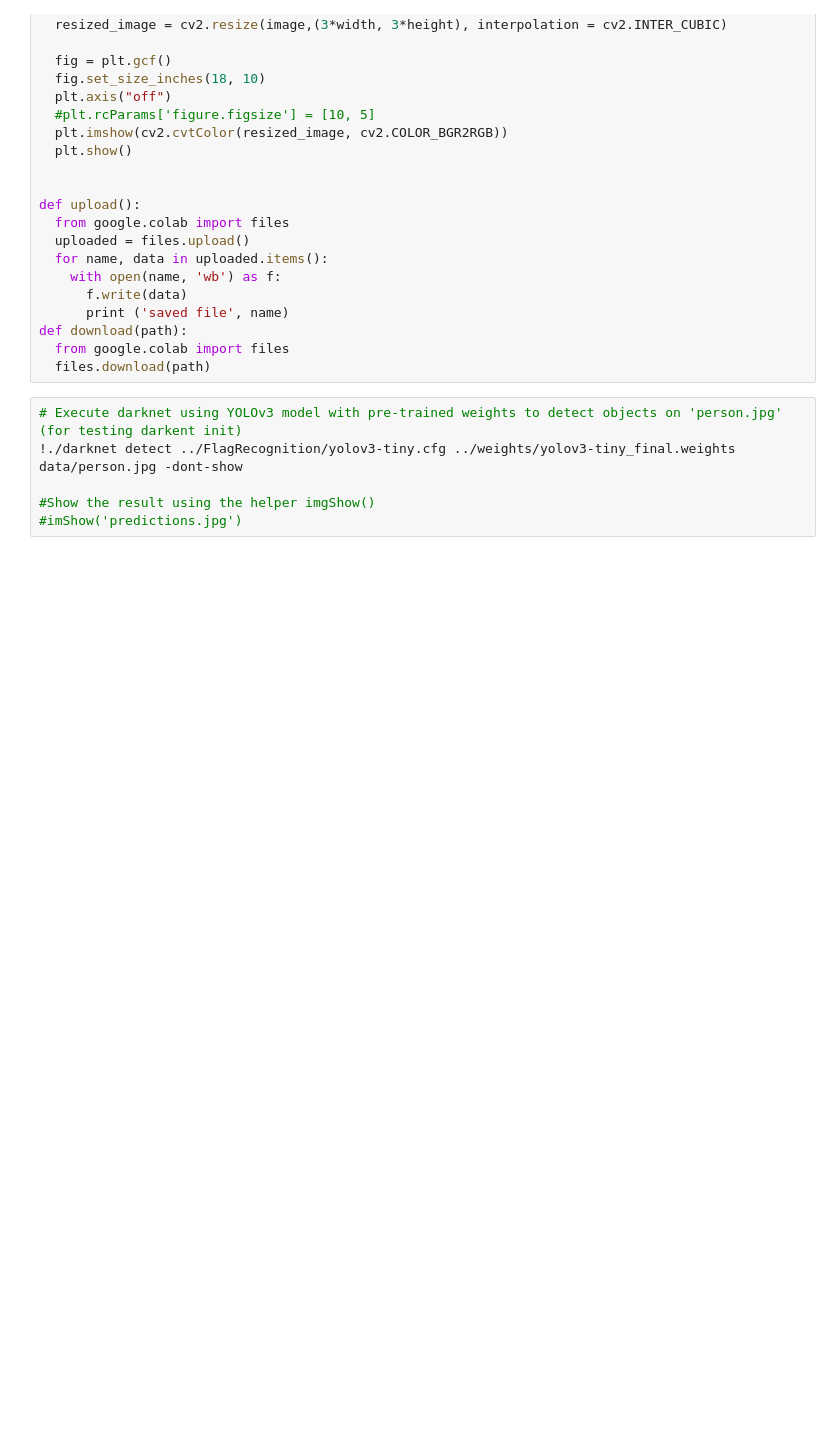
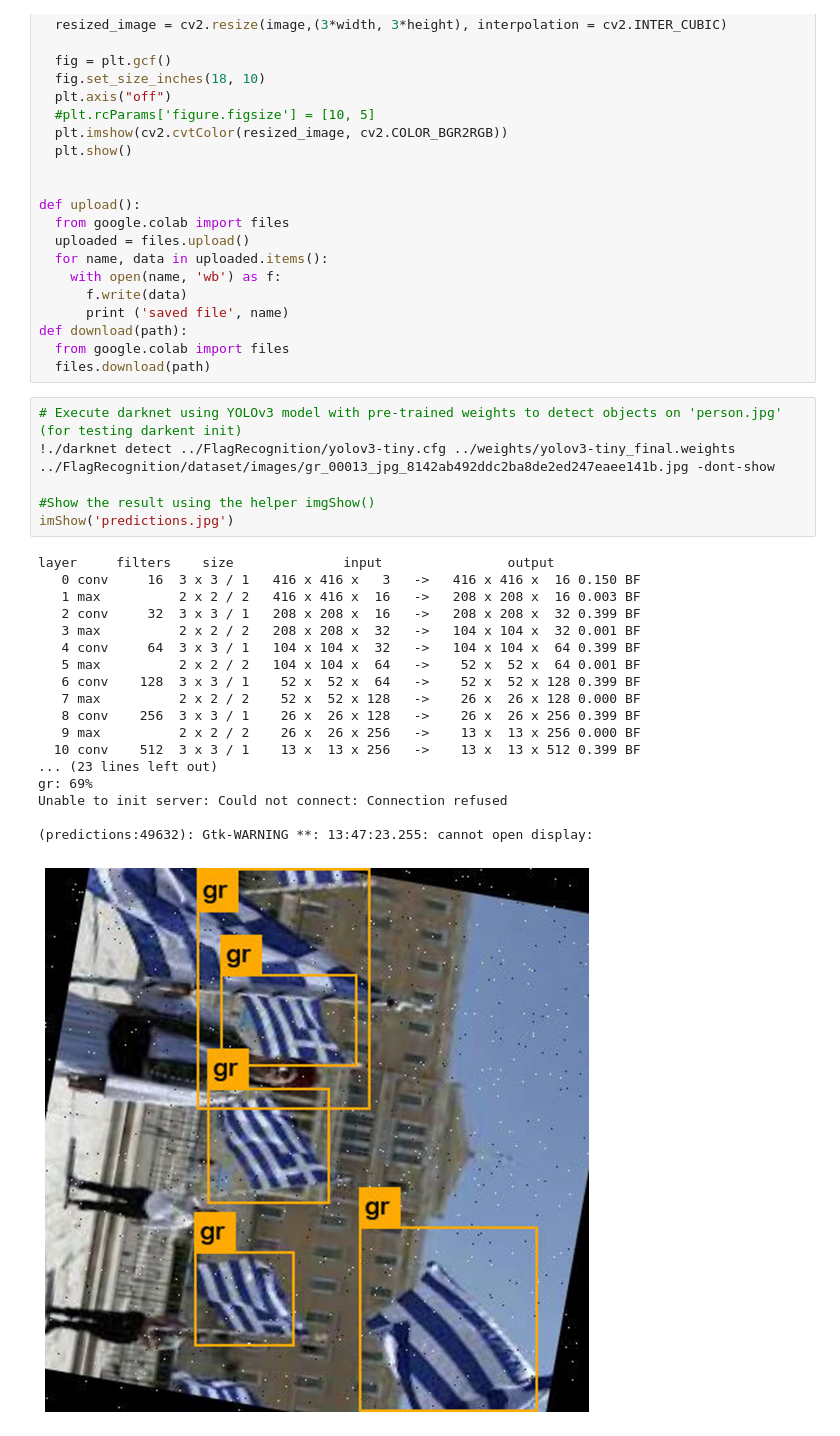
Before and after one commit to kristinadj/FlagRecognition, a Jupyter notebook: jupyter-notebooks/TrainYoloWithCuda.ipynb, the cells around one changed output. Drawn from its saved outputs; the diff is of its cells as text; blank space fills up the shorter version.

```diff
--- a/jupyter-notebooks/TrainYoloWithCuda.ipynb
+++ b/jupyter-notebooks/TrainYoloWithCuda.ipynb
@@ -170,7 +186,26 @@ def download(path):
   files.download(path)
 # %%
 # Execute darknet using YOLOv3 model with pre-trained weights to detect objects on 'person.jpg' (for testing darkent init)
-!./darknet detect ../FlagRecognition/yolov3-tiny.cfg ../weights/yolov3-tiny_final.weights data/person.jpg -dont-show
+!./darknet detect ../FlagRecognition/yolov3-tiny.cfg ../weights/yolov3-tiny_final.weights ../FlagRecognition/dataset/images/gr_00013_jpg_8142ab492ddc2ba8de2ed247eaee141b.jpg -dont-show
 
 #Show the result using the helper imgShow()
-#imShow('predictions.jpg')
+imShow('predictions.jpg')
+# %% [output]
+layer     filters    size              input                output
+   0 conv     16  3 x 3 / 1   416 x 416 x   3   ->   416 x 416 x  16 0.150 BF
+   1 max          2 x 2 / 2   416 x 416 x  16   ->   208 x 208 x  16 0.003 BF
+   2 conv     32  3 x 3 / 1   208 x 208 x  16   ->   208 x 208 x  32 0.399 BF
+   3 max          2 x 2 / 2   208 x 208 x  32   ->   104 x 104 x  32 0.001 BF
+   4 conv     64  3 x 3 / 1   104 x 104 x  32   ->   104 x 104 x  64 0.399 BF
+   5 max          2 x 2 / 2   104 x 104 x  64   ->    52 x  52 x  64 0.001 BF
+   6 conv    128  3 x 3 / 1    52 x  52 x  64   ->    52 x  52 x 128 0.399 BF
+   7 max          2 x 2 / 2    52 x  52 x 128   ->    26 x  26 x 128 0.000 BF
+   8 conv    256  3 x 3 / 1    26 x  26 x 128   ->    26 x  26 x 256 0.399 BF
+   9 max          2 x 2 / 2    26 x  26 x 256   ->    13 x  13 x 256 0.000 BF
+  10 conv    512  3 x 3 / 1    13 x  13 x 256   ->    13 x  13 x 512 0.399 BF
+... (23 lines left out)
+gr: 69%
+Unable to init server: Could not connect: Connection refused
+
+(predictions:49632): Gtk-WARNING **: 13:47:23.255: cannot open display:
+[figure, added]
```
Also changed, not shown: parts of 10 cells of this notebook, 2 other files.
